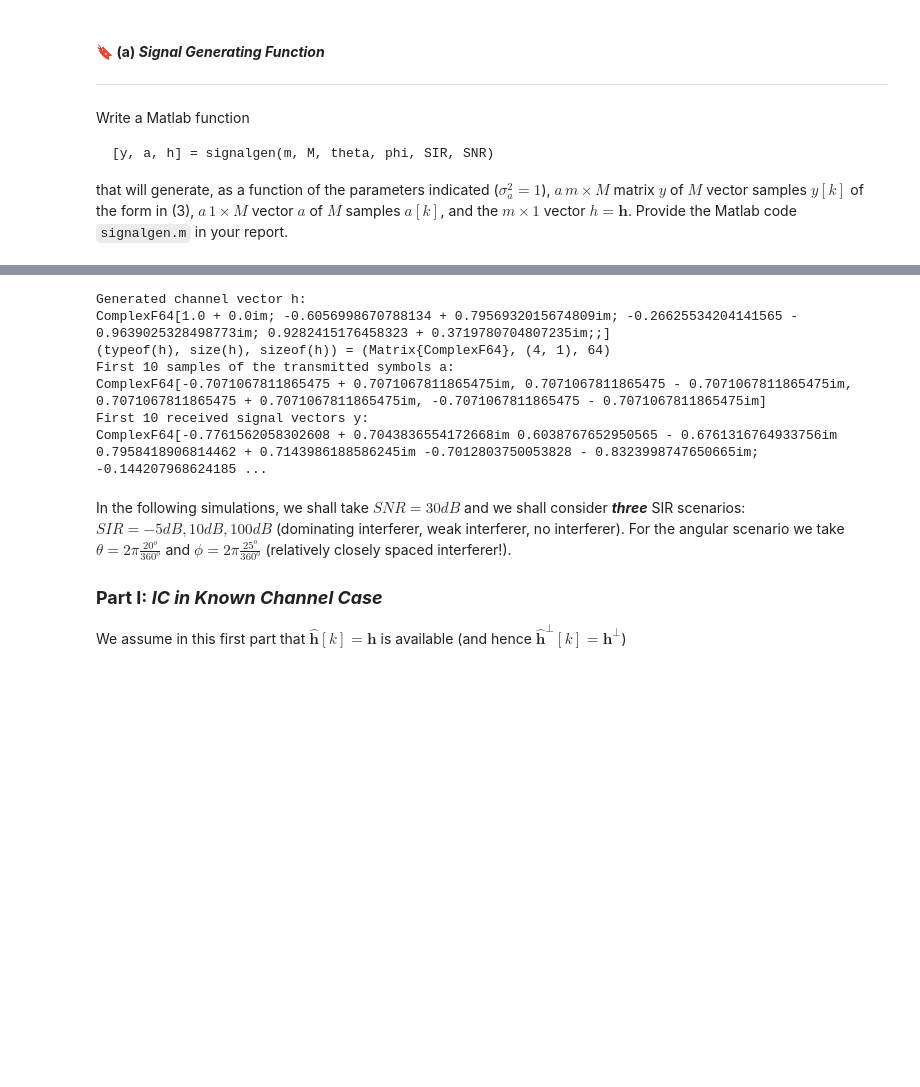
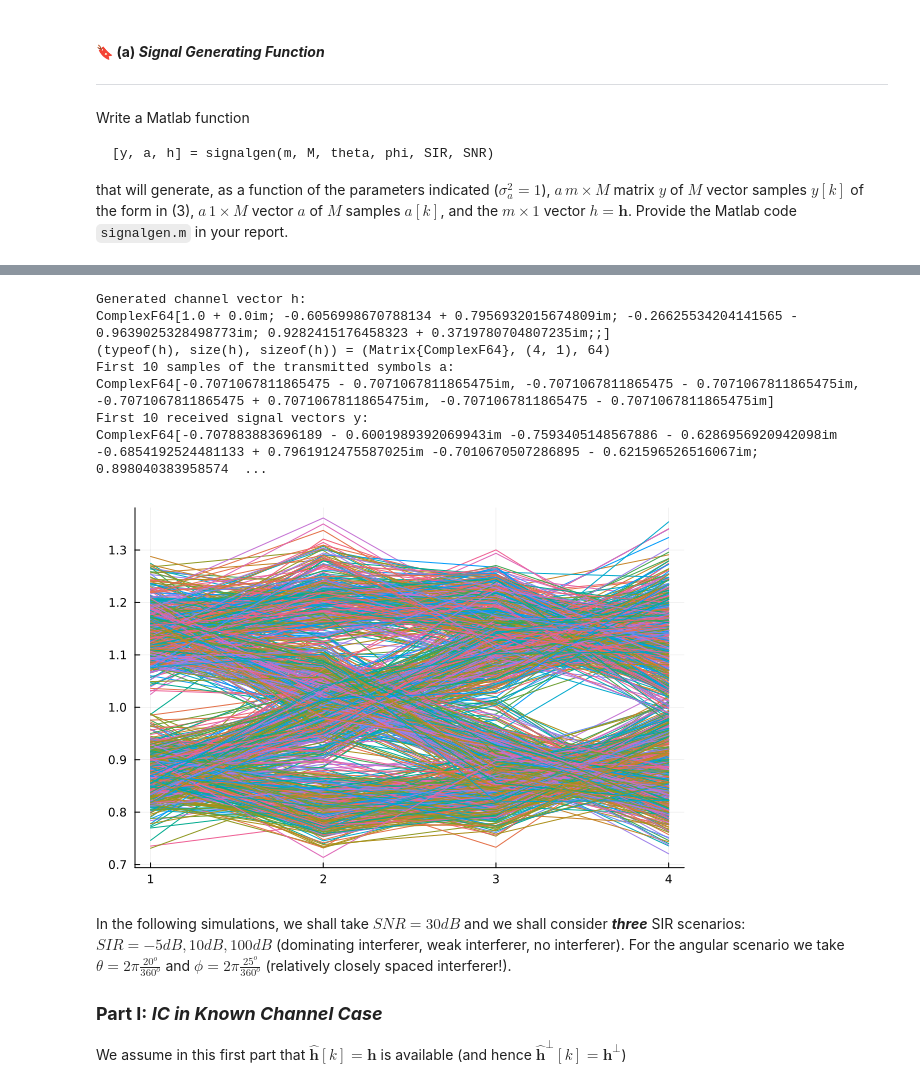
Before and after one commit to setrar/SP4COM, a Jupyter notebook: Homeworks/tp1/REPORT.ipynb, the cells around one changed output, grey strips where cells are left out. Saved outputs shown, nothing was run; the diff lists cells and outputs as text; code cells hidden in the pictures; blank space fills up the shorter version.

```diff
--- a/Homeworks/tp1/REPORT.ipynb
+++ b/Homeworks/tp1/REPORT.ipynb
@@ -90,3 +86,11 @@ SNR = 30;    # Signal-to-Noise Ratio in dB
 # %%
-# Call the signalgen function
-y, a, h = signalgen(m, M, θ, φ, SIR, SNR);
+# Call the generate function
+y, a₀, h = generate( Signal(
+                    m = 4,         # Number of antennas
+                    M = 1000,      # Number of samples
+                    θ = π/4,       # DOA of the desired signal (45 degrees)
+                    φ = π/6,       # DOA of the interferer (30 degrees)
+                    SIR = 20,      # Signal-to-Interference Ratio in dB
+                    SNR = 30       # Signal-to-Noise Ratio in dB
+            )
+        );
@@ -93,19 +99,23 @@ y, a, h = signalgen(m, M, θ, φ, SIR, SNR);
 # %%
-
 # Display the results
 @printf "Generated channel vector h:\n%s\n" h[1:4,:]; @show typeof(h), size(h), sizeof(h);
 
-@printf "First 10 samples of the transmitted symbols a:\n%s\n" a[1:4]
+@printf "First 10 samples of the transmitted symbols a:\n%s\n" a₀[1:4]
 
 @printf "First 10 received signal vectors y:\n%s\n" y[:, 1:4]
+
+plot(abs2.(y)
+    , legend = :none
+)
 # %% [output]
 Generated channel vector h:
 ComplexF64[1.0 + 0.0im; -0.6056998670788134 + 0.7956932015674809im; -0.26625534204141565 - 0.9639025328498773im; 0.9282415176458323 + 0.3719780704807235im;;]
 (typeof(h), size(h), sizeof(h)) = (Matrix{ComplexF64}, (4, 1), 64)
 First 10 samples of the transmitted symbols a:
-ComplexF64[-0.7071067811865475 + 0.7071067811865475im, 0.7071067811865475 - 0.7071067811865475im, 0.7071067811865475 + 0.7071067811865475im, -0.7071067811865475 - 0.7071067811865475im]
+ComplexF64[-0.7071067811865475 - 0.7071067811865475im, -0.7071067811865475 - 0.7071067811865475im, -0.7071067811865475 + 0.7071067811865475im, -0.7071067811865475 - 0.7071067811865475im]
 First 10 received signal vectors y:
-ComplexF64[-0.7761562058302608 + 0.7043836554172668im 0.6038767652950565 - 0.6761316764933756im 0.7958418906814462 + 0.7143986188586245im -0.7012803750053828 - 0.8323998747650665im; -0.144207968624185 ...
+ComplexF64[-0.707883883696189 - 0.6001989392069943im -0.7593405148567886 - 0.6286956920942098im -0.6854192524481133 + 0.7961912475587025im -0.7010670507286895 - 0.621596526516067im; 0.898040383958574  ...
+[figure, added]
 # %% [markdown]
 In the following simulations, we shall take $SNR = 30 dB$ and we shall consider ***three*** SIR scenarios: $SIR = −5dB, 10dB, 100dB$ (dominating interferer, weak interferer, no interferer). For the angular scenario we take $\theta = 2\pi \frac{20^o}{360^o}$ and $\phi = 2\pi \frac{25^o}{360^o}$ (relatively closely spaced interferer!).
 
```
Also changed, not shown: parts of 6 cells of this notebook, 2 other files.
